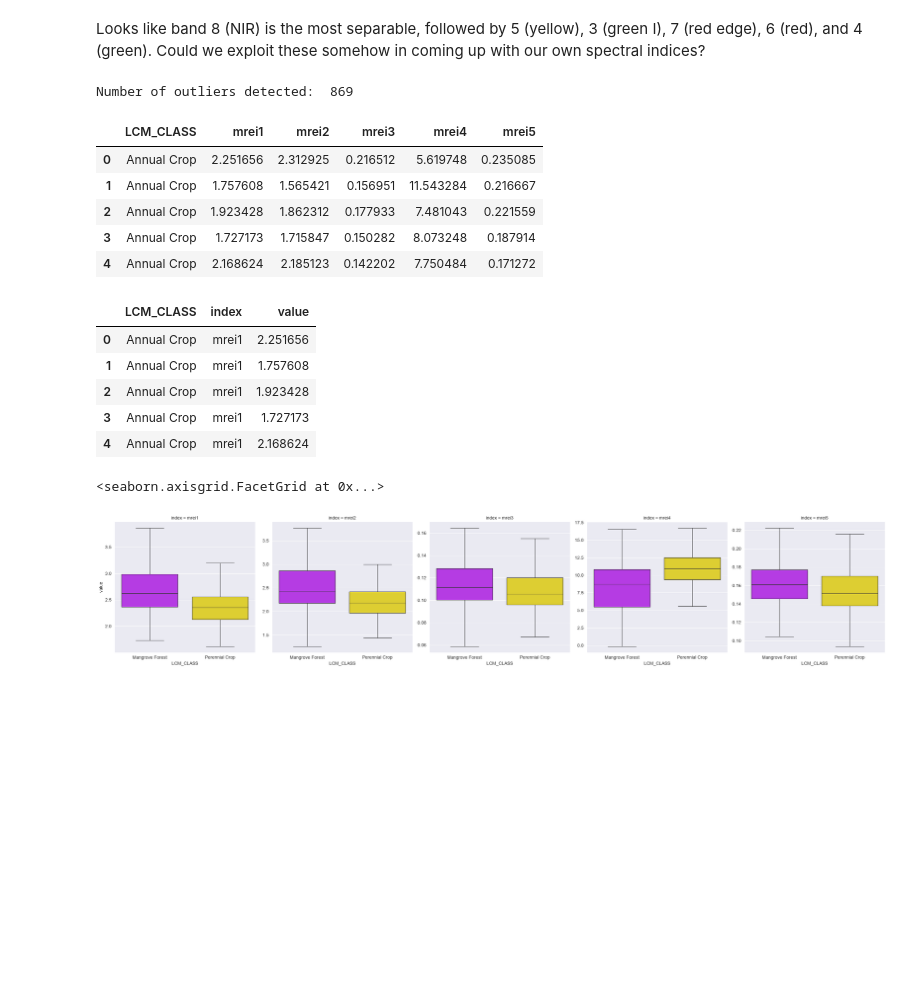
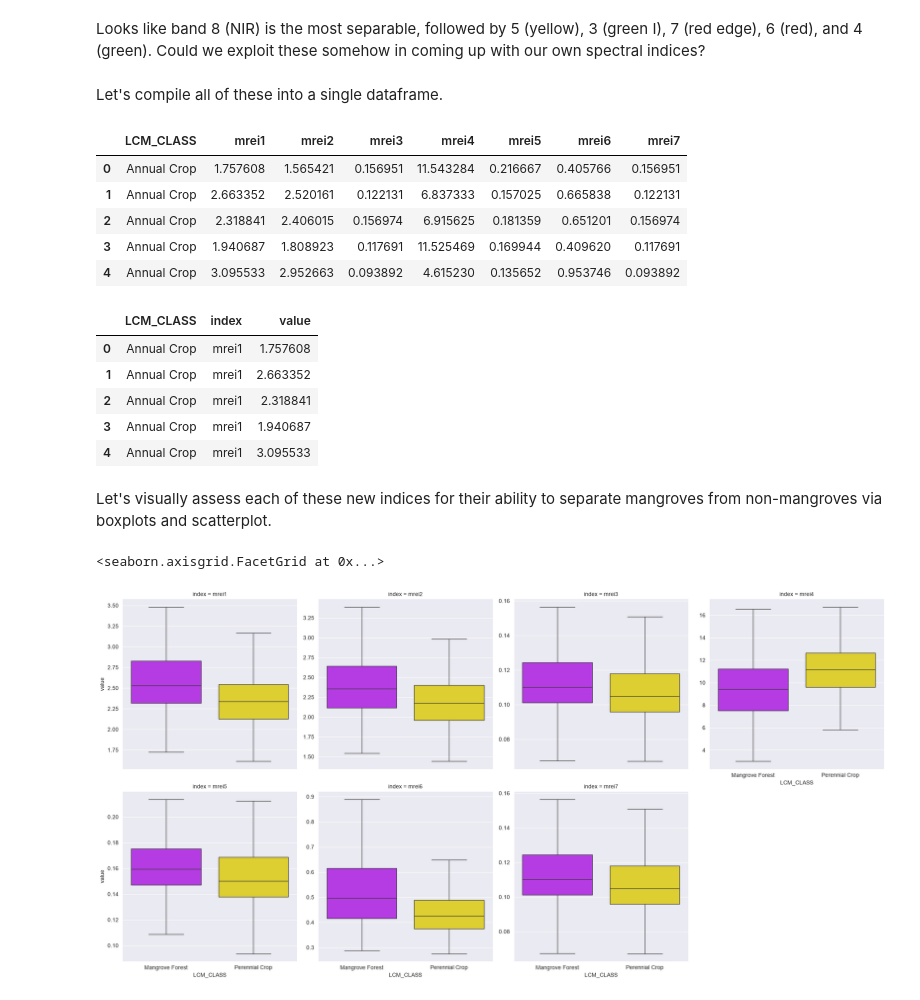
Before and after one commit to jeromemaiquez/gms-ir-mangrove-seagrass-surigao, a Jupyter notebook: main.ipynb, the cells around one changed output. Saved outputs shown, nothing was run; the diff lists cells and outputs as text; code cells hidden in the pictures; blank space fills up the shorter version.

```diff
--- a/main.ipynb
+++ b/main.ipynb
@@ -19,7 +19,7 @@ df_bands = pd.read_csv(fp_bands).drop(columns=['id', 'xcoord', 'ycoord', 'gmw1']
 # df_bands['LCM_CLASS'] = df_bands['LCM_CLASS'].astype('category')
 
 band_names = [col for col in df_bands.columns if col.startswith('b')]
-df_bands = indices.remove_outliers(df_bands, band_names, impute=True)
+df_bands = indices.remove_outliers(df_bands, band_names, impute=False)
 
 df_bands.head()
 # %% [output]
@@ -337,20 +342,27 @@ mrei4 = (df_bands.b8 - df_bands.b2) / (df_bands.b2 + df_bands.b1 + config.DENOMI
 
 # Taken from documentation (past attempt)
 mrei5 = (df_bands.b7 - df_bands.b6) / (df_bands.b8 - df_bands.b6 + config.DENOMINATOR_ERROR_TERM)
+
+# Constant b1 & b2 --> constant numerator; smaller b8 --> smaller denominator --> larger ratio
+mrei6 = 5 * (df_bands.b2 + df_bands.b1) / (df_bands.b8 + config.DENOMINATOR_ERROR_TERM)
+
+# Taken from documentation (past attempt)
+mrei7 = (df_bands.b7 - df_bands.b4) / (df_bands.b8 - df_bands.b4 + config.DENOMINATOR_ERROR_TERM)
+# %% [markdown]
+Let's compile all of these into a single dataframe.
 # %%
 df_mrei = df_bands.copy(deep=True).drop(columns=band_names)
-mrei_names = [f'mrei{i+1}' for i in range(5)]
-df_mrei[mrei_names] = np.array([mrei1, mrei2, mrei3, mrei4, mrei5]).T
-df_mrei = indices.remove_outliers(df_mrei, mrei_names, impute=True)
+mrei_names = [f'mrei{i+1}' for i in range(7)]
+df_mrei[mrei_names] = np.array([mrei1, mrei2, mrei3, mrei4, mrei5, mrei6, mrei7]).T
+# df_mrei = indices.remove_outliers(df_mrei, mrei_names, impute=False)
 df_mrei.head()
 # %% [output]
-Number of outliers detected:  869
-|  | LCM_CLASS | mrei1 | mrei2 | mrei3 | mrei4 | mrei5 |
-| 0 | Annual Crop | 2.251656 | 2.312925 | 0.216512 | 5.619748 | 0.235085 |
-| 1 | Annual Crop | 1.757608 | 1.565421 | 0.156951 | 11.543284 | 0.216667 |
-| 2 | Annual Crop | 1.923428 | 1.862312 | 0.177933 | 7.481043 | 0.221559 |
-| 3 | Annual Crop | 1.727173 | 1.715847 | 0.150282 | 8.073248 | 0.187914 |
-| 4 | Annual Crop | 2.168624 | 2.185123 | 0.142202 | 7.750484 | 0.171272 |
+|  | LCM_CLASS | mrei1 | mrei2 | mrei3 | mrei4 | mrei5 | mrei6 | mrei7 |
+| 0 | Annual Crop | 1.757608 | 1.565421 | 0.156951 | 11.543284 | 0.216667 | 0.405766 | 0.156951 |
+| 1 | Annual Crop | 2.663352 | 2.520161 | 0.122131 | 6.837333 | 0.157025 | 0.665838 | 0.122131 |
+| 2 | Annual Crop | 2.318841 | 2.406015 | 0.156974 | 6.915625 | 0.181359 | 0.651201 | 0.156974 |
+| 3 | Annual Crop | 1.940687 | 1.808923 | 0.117691 | 11.525469 | 0.169944 | 0.409620 | 0.117691 |
+| 4 | Annual Crop | 3.095533 | 2.952663 | 0.093892 | 4.615230 | 0.135652 | 0.953746 | 0.093892 |
 # %%
 df_mrei_melt = df_mrei.melt(
     id_vars=['LCM_CLASS'],
@@ -362,20 +374,23 @@ df_mrei_melt = df_mrei.melt(
 df_mrei_melt.head()
 # %% [output]
 |  | LCM_CLASS | index | value |
-| 0 | Annual Crop | mrei1 | 2.251656 |
-| 1 | Annual Crop | mrei1 | 1.757608 |
-| 2 | Annual Crop | mrei1 | 1.923428 |
-| 3 | Annual Crop | mrei1 | 1.727173 |
-| 4 | Annual Crop | mrei1 | 2.168624 |
+| 0 | Annual Crop | mrei1 | 1.757608 |
+| 1 | Annual Crop | mrei1 | 2.663352 |
+| 2 | Annual Crop | mrei1 | 2.318841 |
+| 3 | Annual Crop | mrei1 | 1.940687 |
+| 4 | Annual Crop | mrei1 | 3.095533 |
+# %% [markdown]
+Let's visually assess each of these new indices for their ability to separate mangroves from non-mangroves via boxplots and scatterplot.
 # %%
 plot.boxplot_bands(
     data=df_mrei_melt,
     category_column='LCM_CLASS',
     value_column='value',
     band_column='index',
-    cats_compared=vegetation_classes
+    cats_compared=vegetation_classes,
+    col_wrap=4
 )
 # %% [output]
 <seaborn.axisgrid.FacetGrid at 0x...>
-[figure, old version]
+[figure, new version]
 # %%
```
Also changed, not shown: parts of 24 cells of this notebook, 2 other files.
